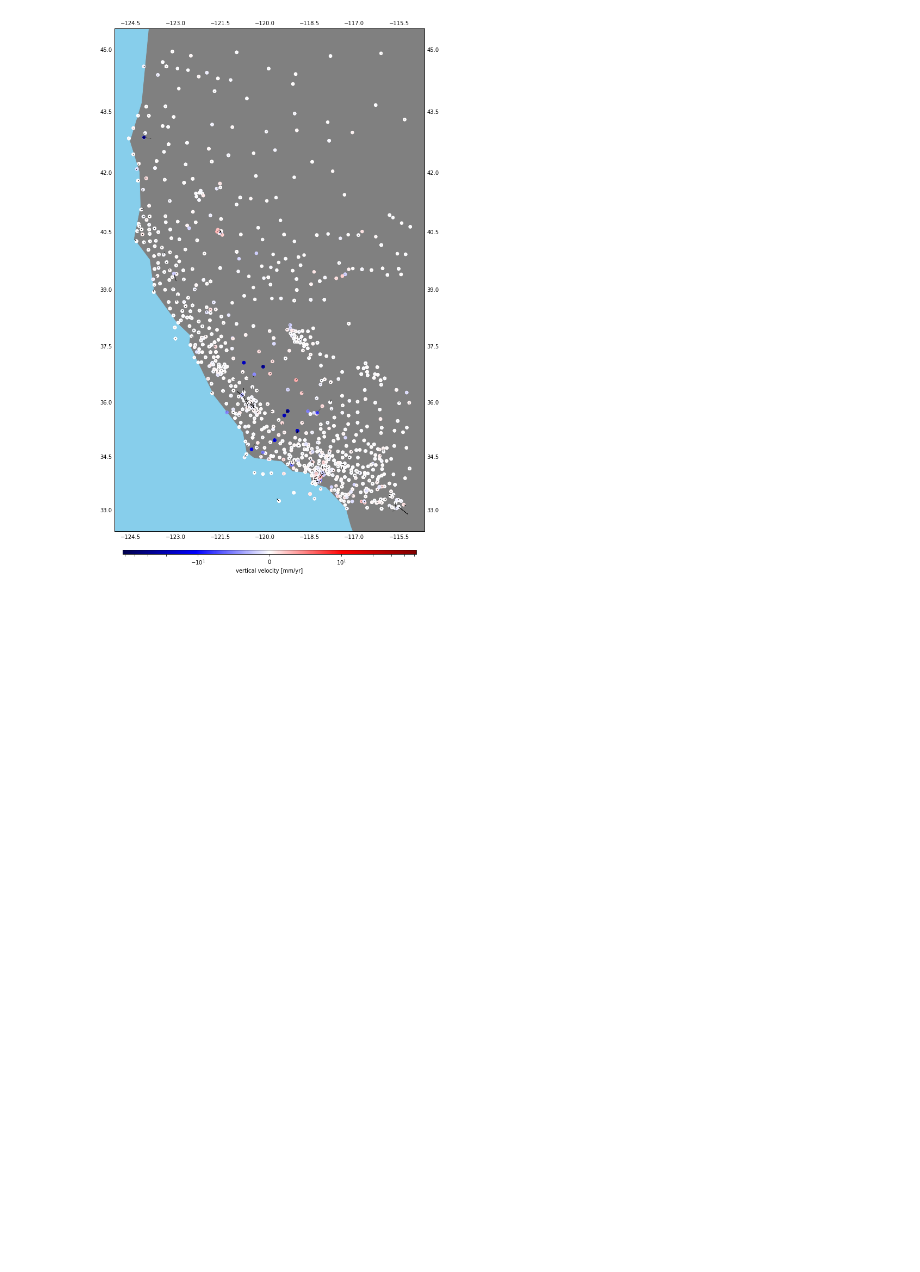
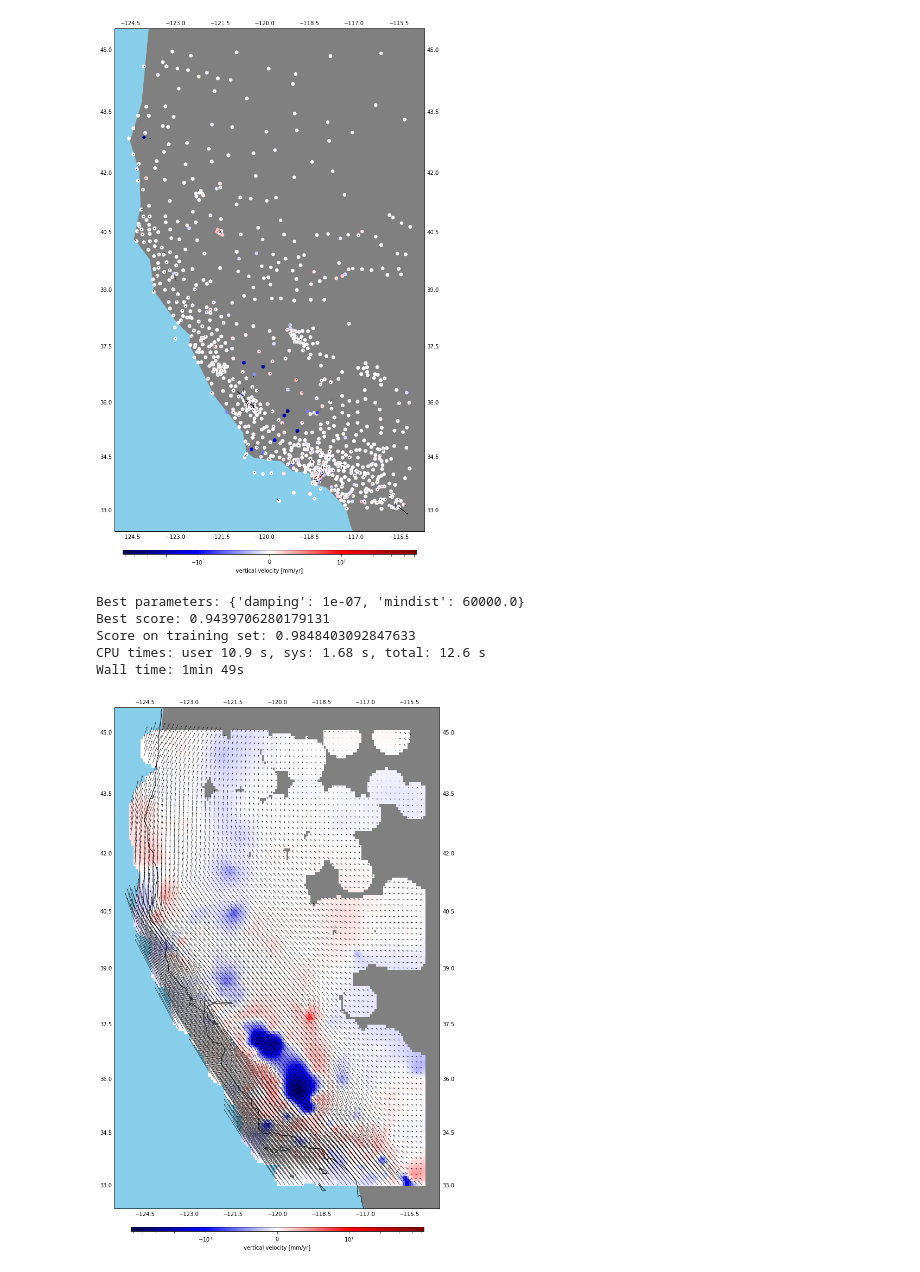
Before and after one commit to leouieda/agu2018, a Jupyter notebook: code/notebooks/pbo_data.ipynb, the cells around one changed output. Cells and saved outputs as stored; diff of their text form; code cells hidden in the pictures; blank space fills up the shorter version.

```diff
--- a/code/notebooks/pbo_data.ipynb
+++ b/code/notebooks/pbo_data.ipynb
@@ -215,3 +220,75 @@ ax.gridlines(draw_labels=True, linewidth=0)
 plt.tight_layout()
 # %% [output]
 [figure]
+# %%
+%%time
+dampings = [1e-8, 1e-7, 1e-6, 1e-5, 1e-4, 1e-3, 1e-2, 1e-1]
+mindists = [10e3, 20e3, 30e3, 40e3, 50e3, 60e3, 70e3, 80e3, 90e3, 100e3]
+
+parameter_combinations = [
+    dict(zip(["damping", "mindist"], combo))
+    for combo in itertools.product(dampings, mindists)
+]
+
+scores = []
+for parameters in parameter_combinations:
+    candidate = vd.Vector([
+        vd.Spline(force_coords=force_coords, **parameters)
+        for i in range(3)
+    ])
+    scores.append(client.submit(
+        vd.cross_val_score,
+        candidate,
+        proj_coords,
+        components,
+        weights=weights,
+    ))
+scores = [np.mean(i.result()) for i in scores]
+best = np.argmax(scores)
+best_parameters = parameter_combinations[best]
+spline_single = vd.Vector([
+    vd.Spline(force_coords=force_coords, **best_parameters)
+    for i in range(3)
+]).fit(proj_coords, components, weights=weights)
+print("Best parameters:", best_parameters)
+print("Best score:", scores[best])
+print("Score on training set:", spline_single.score(proj_coords, components, weights=weights))
+# %% [output]
+Best parameters: {'damping': 1e-07, 'mindist': 60000.0}
+Best score: 0.9439706280179131
+Score on training set: 0.9848403092847633
+CPU times: user 10.9 s, sys: 1.68 s, total: 12.6 s
+Wall time: 1min 49s
+# %%
+grid_single = spline_single.grid(
+    region=region, spacing=spacing, projection=projection,
+    dims=["latitude", "longitude"],
+    data_names=["east_velocity", "north_velocity", "up_velocity"]
+)
+grid_single = vd.distance_mask(coordinates, maxdist=50e3, grid=grid_single, projection=projection)
+# %%
+plt.figure(figsize=(11, 16))
+ax = plt.subplot(111, projection=crs)
+
+ax.add_feature(cfeature.LAND, facecolor="gray")
+ax.add_feature(cfeature.OCEAN, facecolor="skyblue")
+
+grid_single.up_velocity.plot.pcolormesh(
+    ax=ax, cmap=cmap, vmin=-maxabs, vmax=maxabs, norm=norm, transform=transform,
+    cbar_kwargs=cbargs
+)
+indexer = slice(None, None, 2)
+# Downsample the arrows so we can actually see something
+down = grid_single.isel(longitude=indexer, latitude=indexer)
+ax.quiver(down.longitude.values, down.latitude.values,
+          down.east_velocity.values, down.north_velocity.values,
+          scale=400, width=0.001, transform=transform)
+
+#ax.plot(*coordinates, 'm.', markersize=3, transform=transform)
+#ax.add_feature(cfeature.BORDERS, linewidth=1)
+ax.coastlines(linewidth=1, resolution="50m")
+ax.gridlines(draw_labels=True, linewidth=0)
+
+plt.tight_layout()
+# %% [output]
+[figure, added]
```
Also changed, not shown: parts of 6 cells of this notebook, 1 other file.
